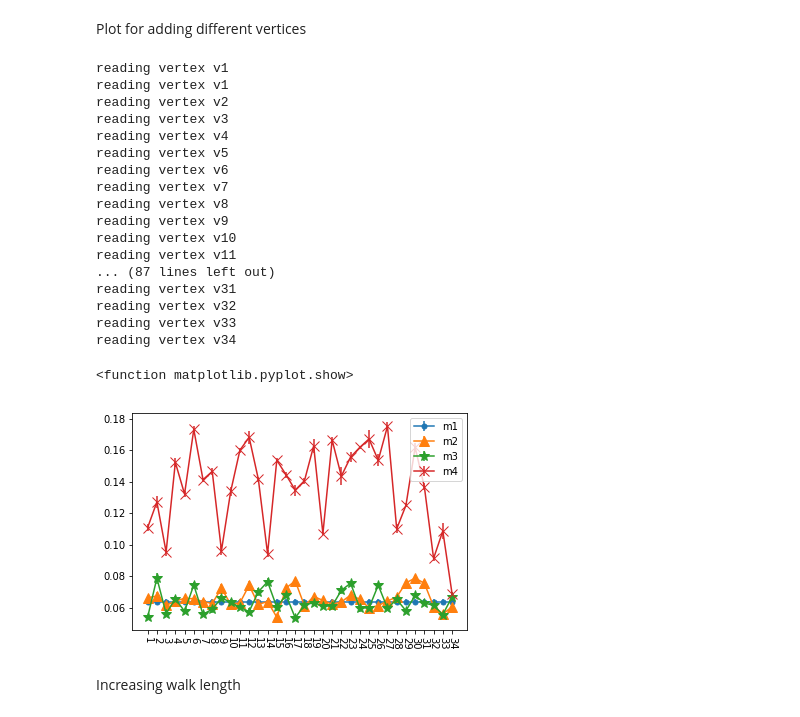
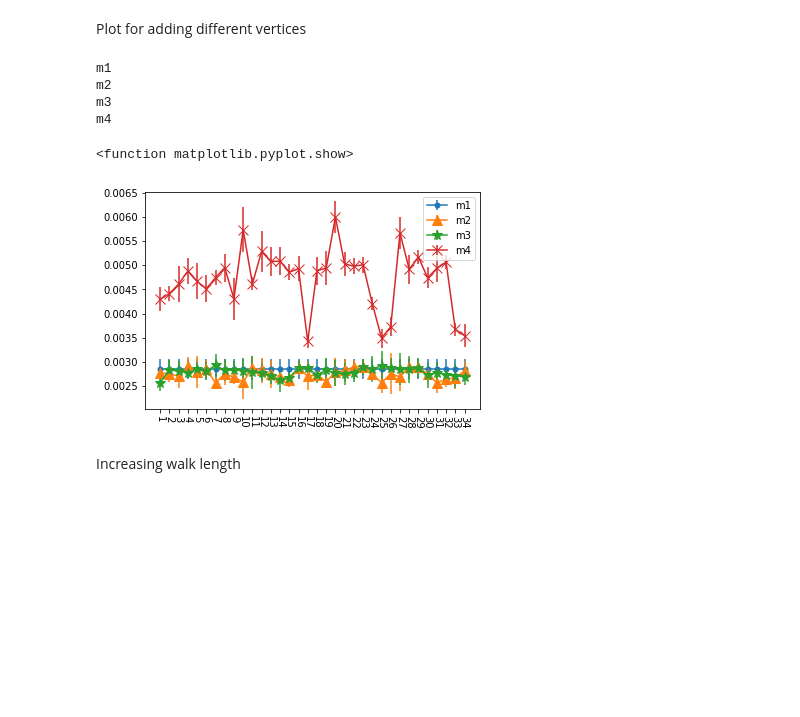
Before and after one commit to shps/incremental-representation-learning, a Jupyter notebook: materials/node_classification_from_random_walk.ipynb, the cells around one changed output. Drawn from its saved outputs; the diff is of its cells as text; code cells hidden in the pictures; blank space fills up the shorter version.

```diff
--- a/materials/node_classification_from_random_walk.ipynb
+++ b/materials/node_classification_from_random_walk.ipynb
@@ -14,7 +14,7 @@ from sklearn.pipeline import make_pipeline
 
 The word2vec model requires sentences of strings, so we convert node number to a string.
 # %%
-rw_location = Path("/Users/Ganymedian/Desktop/dynamic-rw/karate-nw/ar")
+rw_location = Path("/Users/Ganymedian/Desktop/dynamic-rw/karate-wl/ar")
 methods = ["m1", "m2", "m3", "m4"]
 # methods = ["m1", "m2", "m3"]
 nmethods = len(methods)
@@ -28,8 +28,8 @@ num_runs = 5
 # %%
 # G = nx.karate_club_graph()
 
-# G = nx.read_edgelist("/Users/Ganymedian/Desktop/Projects/stellar-random-walk-research/randomwalk/src/test/resources/karate.txt", nodetype=int)
-G = nx.read_edgelist("/Users/Ganymedian/Desktop/dynamic-rw/facebook_combined.txt", nodetype=int)
+G = nx.read_edgelist("/Users/Ganymedian/Desktop/Projects/stellar-random-walk-research/randomwalk/src/test/resources/karate.txt", nodetype=int)
+# G = nx.read_edgelist("/Users/Ganymedian/Desktop/dynamic-rw/facebook_combined.txt", nodetype=int)
 n_nodes = G.number_of_nodes()
 A = nx.adjacency_matrix(G,nodelist=sorted(G.nodes())).toarray()
 d_w = A.sum(axis=1)
@@ -127,8 +102,8 @@ m4-v30
 # %% [markdown]
 Plot for adding different vertices
 # %%
-def read_walks(m, v):
-    fname = m
+def read_walks(m, v, wl, nw):
+    fname = m + "-wl" + str(wl) + "-nw" + str(nw)
     if m != "m1":
         fname = fname+"-"+v
 #     print(fname)
@@ -143,70 +118,62 @@ def read_walks(m, v):
     return ars
     #     random_walks_str = [list(map(str, v)) for v in random_walks_int]
 # %%
-wLength = 6
+wLength = 3
+nw = 100
 formats=['.-', '^-', '*-','x-']
 walk_length = wLength
+rw_location = Path("/Users/Ganymedian/Desktop/dynamic-rw/karate-l3-w100/ar")
 x_axis = []
 for vv in range(34):
     x_axis.append(vv+1)
 for mm in range(nmethods):
+    print(methods[mm])
     all_errors = []
     for vv in range(34):
         v = "v"+str(vv+1)
-        print("reading vertex " + v)
-        runs = read_walks(methods[mm], v)
+#         print("reading vertex " + v)
+        runs = read_walks(methods[mm], v, walk_length, nw)
         errors = []
         for rr in range(num_runs):
             M_empirical = np.zeros((n_nodes, n_nodes))
             for walk in runs[rr]:
                 for kk in range(walk_length - 1):
                     M_empirical[walk[kk] - 1, walk[kk + 1] - 1] += 1
 
             n_samples = M_empirical.sum()
             M_empirical = M_empirical.T / np.maximum(M_empirical.sum(axis=1), 1)
 
-            errors.append(np.abs(M_theory - M_empirical).max())
+            errors.append(np.abs(M_theory - M_empirical).mean())
         if (methods[mm] == "m1"):
             for vv in range(34):
                 all_errors.append(errors)
             break;
         all_errors.append(errors)
     n = len(all_errors)
+#     print(all_errors)
 #     print(n)
     means = np.mean(all_errors,axis=1)
 #     print(means)
     stdv = np.std(all_errors, axis=1)
-    stderr = stdv/np.sqrt(n)
+#     stderr = stdv/np.sqrt(n)
+    stderr = stdv
     plt.errorbar(x_axis, means, yerr=stderr, fmt=formats[mm], label=methods[mm], ms=10)
     plt.xticks(x_axis, rotation=-90)
     plt.legend()
 
 fig_size = plt.rcParams["figure.figsize"]
 fig_size[0] = 6
 fig_size[1] = 4
 plt.rcParams["figure.figsize"] = fig_size
 plt.show
 # plt.plot(x_axis, all_errors, '.-')
 # %% [output]
-reading vertex v1
-reading vertex v1
-reading vertex v2
-reading vertex v3
-reading vertex v4
-reading vertex v5
-reading vertex v6
-reading vertex v7
-reading vertex v8
-reading vertex v9
-reading vertex v10
-reading vertex v11
-... (87 lines left out)
-reading vertex v31
-reading vertex v32
-reading vertex v33
-reading vertex v34
+m1
+m2
+m3
+m4
 <function matplotlib.pyplot.show>
-[figure, old version]
+[figure, new version]
 # %% [markdown]
 Increasing walk length
 # %%
```
Also changed, not shown: parts of 13 cells of this notebook, 2 other files.
